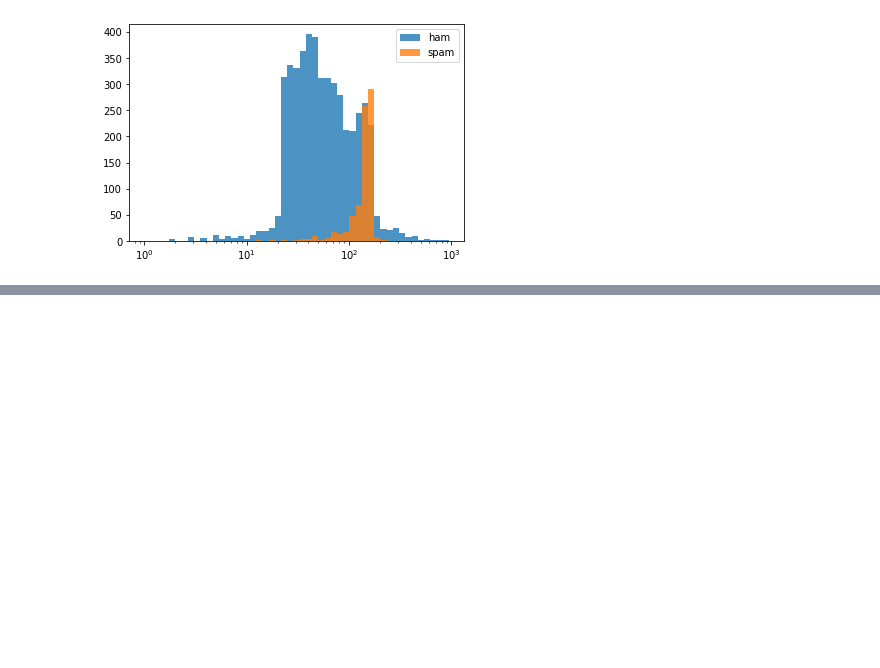
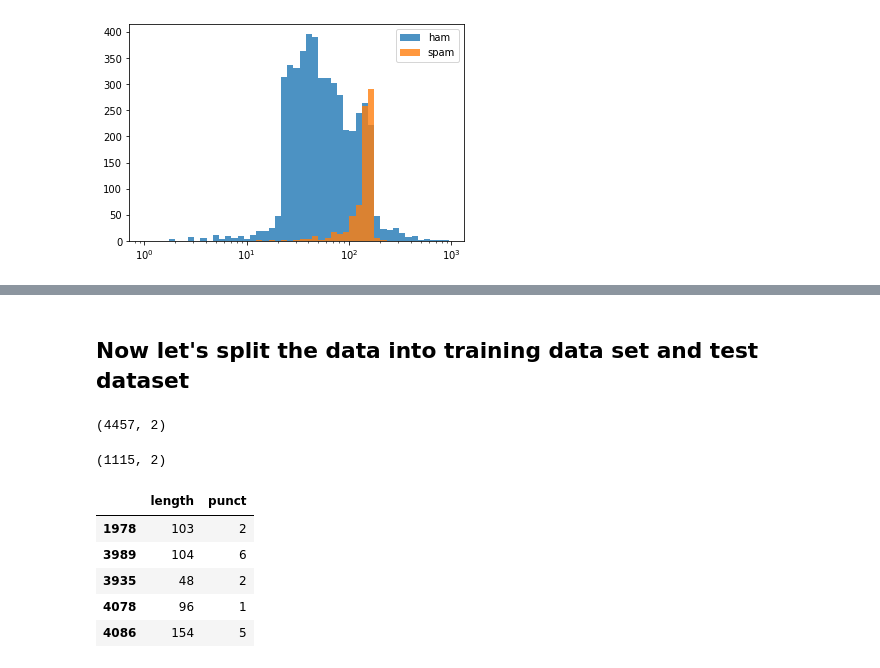
Before and after one commit to aryatomarAI/Natural-Language-Processing-with-python, a Jupyter notebook: Text-Classification/SciKit-Learn-Primer.ipynb, the cells around one changed output, grey strips where cells are left out. Saved outputs shown, nothing was run; the diff lists cells and outputs as text; code cells hidden in the pictures; blank space fills up the shorter version.

```diff
--- a/Text-Classification/SciKit-Learn-Primer.ipynb
+++ b/Text-Classification/SciKit-Learn-Primer.ipynb
@@ -124,0 +143,2 @@ plt.show()
+# %% [markdown]
+## Now let's split the data into training data set and test dataset
@@ -124,0 +148,17 @@ plt.show()
+# %%
+X_train.shape
+# %% [output]
+(4457, 2)
+# %%
+X_test.shape
+# %% [output]
+(1115, 2)
+# %%
+X_train.head()
+# %% [output]
+|  | length | punct |
+| 1978 | 103 | 2 |
+| 3989 | 104 | 6 |
+| 3935 | 48 | 2 |
+| 4078 | 96 | 1 |
+| 4086 | 154 | 5 |
```
Also changed, not shown: parts of 30 cells of this notebook.
